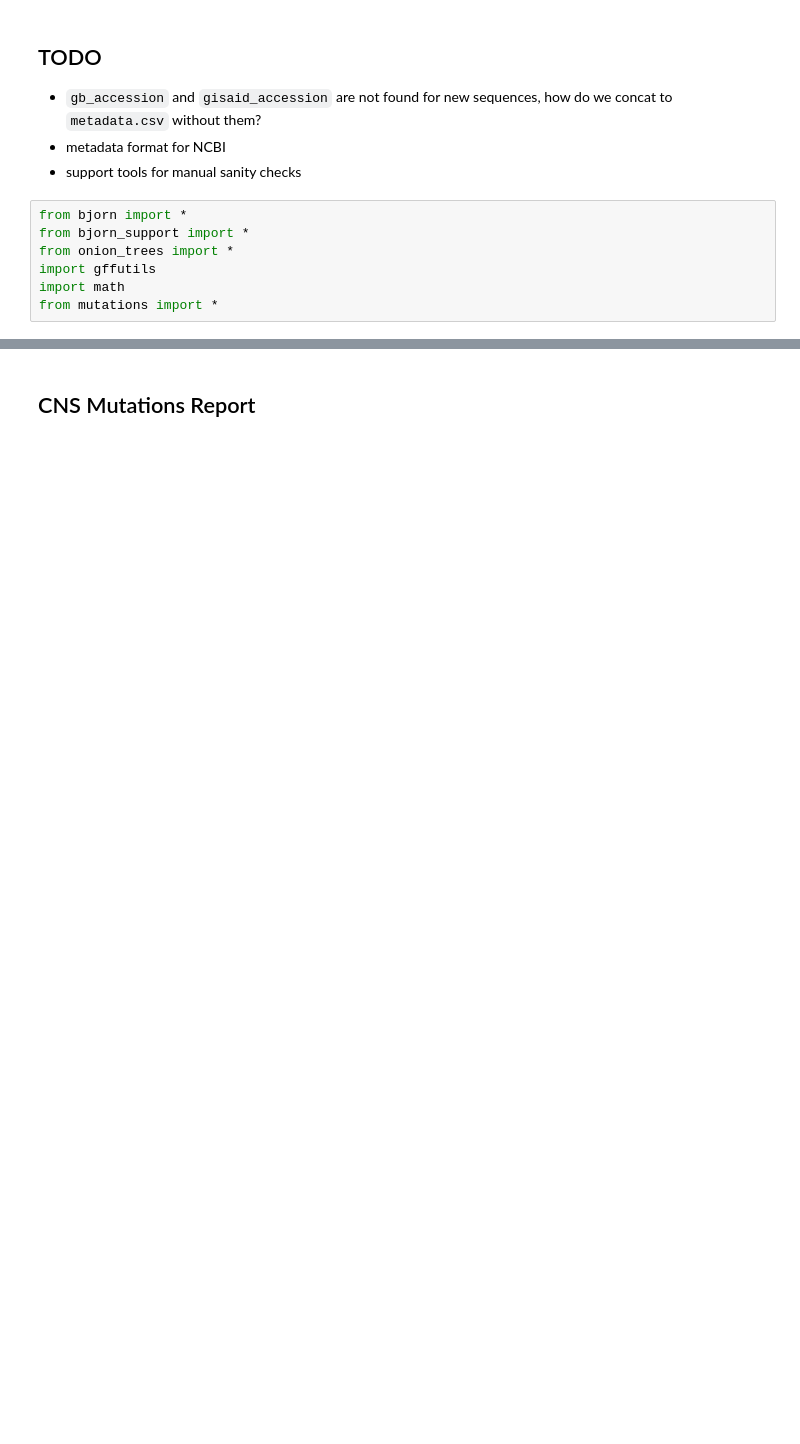
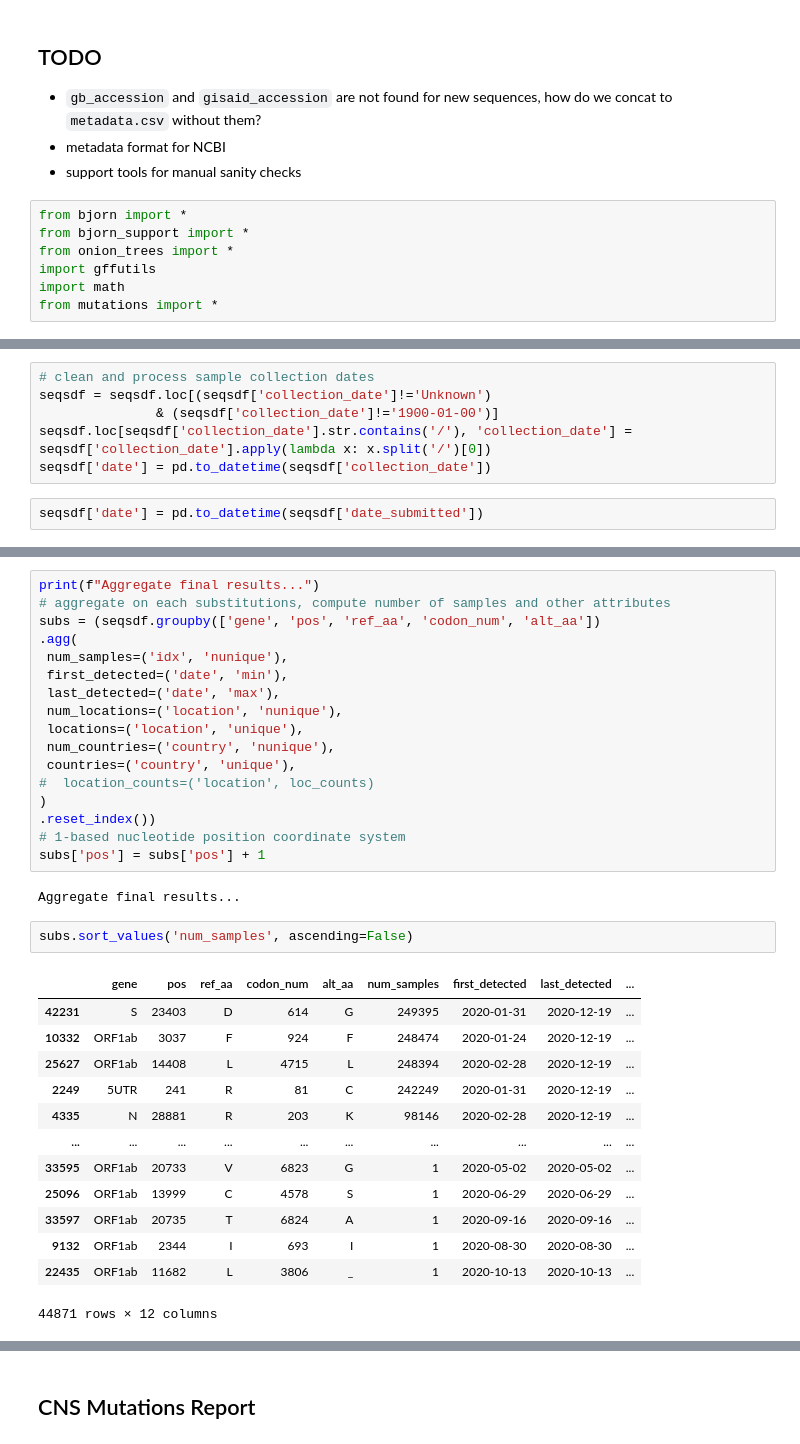
Before and after one commit to AlaaALatif/bjorn, a Jupyter notebook: mutations.ipynb, the cells around one changed output, grey strips where cells are left out. Drawn from its saved outputs; the diff is of its cells as text; blank space fills up the shorter version.

```diff
--- a/mutations.ipynb
+++ b/mutations.ipynb
@@ -12,0 +224,8 @@ from mutations import *
+# %%
+# clean and process sample collection dates
+seqsdf = seqsdf.loc[(seqsdf['collection_date']!='Unknown')
+               & (seqsdf['collection_date']!='1900-01-00')]
+seqsdf.loc[seqsdf['collection_date'].str.contains('/'), 'collection_date'] = seqsdf['collection_date'].apply(lambda x: x.split('/')[0])
+seqsdf['date'] = pd.to_datetime(seqsdf['collection_date'])
+# %%
+seqsdf['date'] = pd.to_datetime(seqsdf['date_submitted'])
@@ -12,0 +244,35 @@ from mutations import *
+# %%
+print(f"Aggregate final results...")
+# aggregate on each substitutions, compute number of samples and other attributes
+subs = (seqsdf.groupby(['gene', 'pos', 'ref_aa', 'codon_num', 'alt_aa'])
+.agg(
+ num_samples=('idx', 'nunique'),
+ first_detected=('date', 'min'),
+ last_detected=('date', 'max'),
+ num_locations=('location', 'nunique'),
+ locations=('location', 'unique'),
+ num_countries=('country', 'nunique'),
+ countries=('country', 'unique'),
+#  location_counts=('location', loc_counts)
+)
+.reset_index())
+# 1-based nucleotide position coordinate system
+subs['pos'] = subs['pos'] + 1
+# %% [output]
+Aggregate final results...
+# %%
+subs.sort_values('num_samples', ascending=False)
+# %% [output]
+|  | gene | pos | ref_aa | codon_num | alt_aa | num_samples | first_detected | last_detected | ... |
+| 42231 | S | 23403 | D | 614 | G | 249395 | 2020-01-31 | 2020-12-19 | ... |
+| 10332 | ORF1ab | 3037 | F | 924 | F | 248474 | 2020-01-24 | 2020-12-19 | ... |
+| 25627 | ORF1ab | 14408 | L | 4715 | L | 248394 | 2020-02-28 | 2020-12-19 | ... |
+| 2249 | 5UTR | 241 | R | 81 | C | 242249 | 2020-01-31 | 2020-12-19 | ... |
+| 4335 | N | 28881 | R | 203 | K | 98146 | 2020-02-28 | 2020-12-19 | ... |
+| ... | ... | ... | ... | ... | ... | ... | ... | ... | ... |
+| 33595 | ORF1ab | 20733 | V | 6823 | G | 1 | 2020-05-02 | 2020-05-02 | ... |
+| 25096 | ORF1ab | 13999 | C | 4578 | S | 1 | 2020-06-29 | 2020-06-29 | ... |
+| 33597 | ORF1ab | 20735 | T | 6824 | A | 1 | 2020-09-16 | 2020-09-16 | ... |
+| 9132 | ORF1ab | 2344 | I | 693 | I | 1 | 2020-08-30 | 2020-08-30 | ... |
+| 22435 | ORF1ab | 11682 | L | 3806 | _ | 1 | 2020-10-13 | 2020-10-13 | ... |
+44871 rows × 12 columns
```
Also changed, not shown: parts of 29 cells of this notebook.
